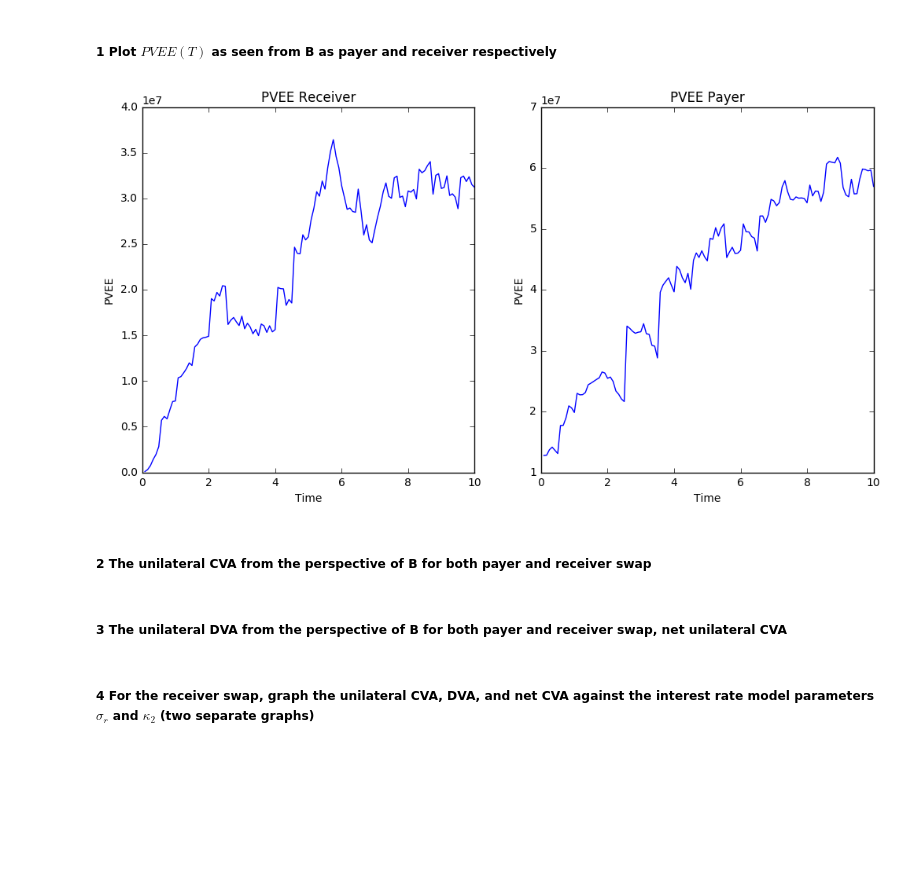
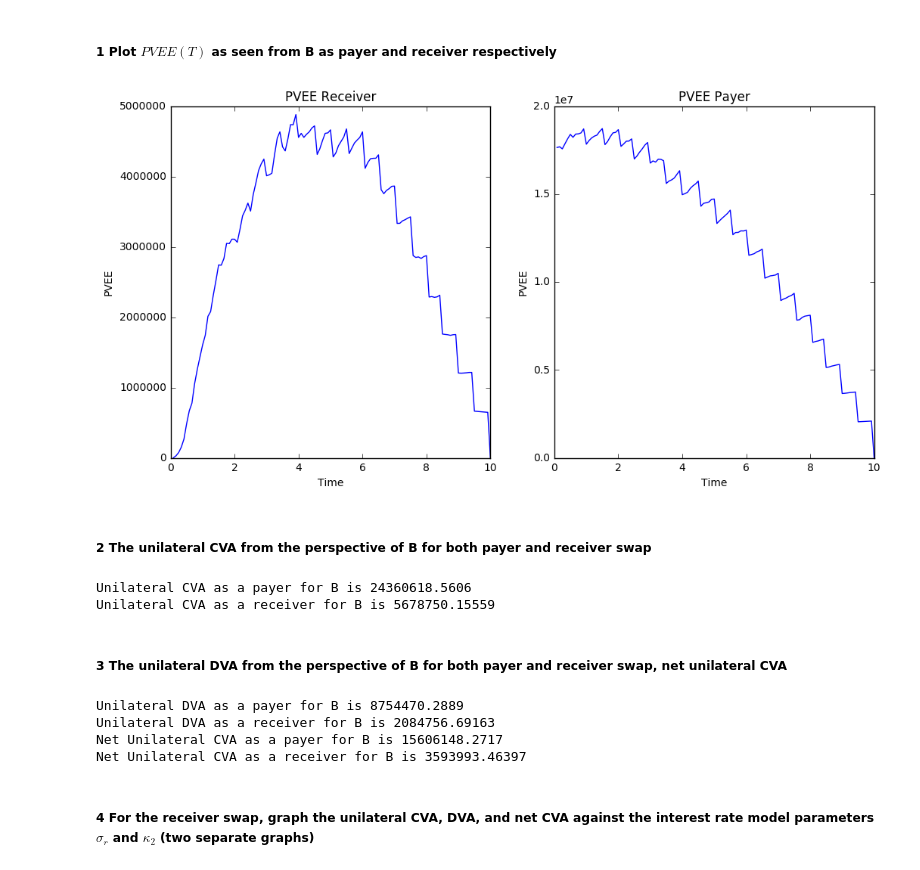
Before and after one commit to lejingxu/CVA_IMM_RegulationProject, a Jupyter notebook: Regulation_Project_Group_4-Copy1.ipynb, the cells around one changed output. Cells and saved outputs as stored; diff of their text form; code cells hidden in the pictures; blank space fills up the shorter version.

```diff
--- a/Regulation_Project_Group_4-Copy1.ipynb
+++ b/Regulation_Project_Group_4-Copy1.ipynb
@@ -81,7 +81,7 @@ swap.__str__()
 Tis = np.arange(1./freq,maturity+1e-6,1./freq)
 ts = np.arange(1./sim_freq,maturity+1e-6,1./sim_freq)
 
-num_simulation = 100
+num_simulation = 1000
 
 prices_payer=[]
 prices_receiver = []
@@ -102,7 +102,7 @@ for num in range(num_simulation):
     price_one_path=[]
     price_one_path_payer = []
     for i in range(maturity*sim_freq):
-        p =priceSwap(swap, 'payer', P_OIS, P_LIBOR, i, ts, Tis,sim_freq)
+        p = priceSwap(swap, 'payer', P_OIS, P_LIBOR, i, ts, Tis,sim_freq)
         price_one_path_payer.append(p)
         price_one_path.append(-p)
 
@@ -119,29 +119,31 @@ for num in range(num_simulation):
 # %%
 switch_collateral = False
 switch_downProv = False
 collateral = 0
 D = 0
-PVEE_payer,EE_payer = calculatePVEE(lbdaCs,P_OISs,X_Cs,prices_payer,switch_collateral,switch_downProv,collateral,D)
-PVEE_receiver,EE_receiver = calculatePVEE(lbdaCs,P_OISs,X_Cs,prices_receiver,switch_collateral,switch_downProv,collateral,D)
+PVEE_payer,EE_payer = calculatePVEE(lbdaBs,lbdaCs,P_OISs,X_Cs,prices_payer,switch_collateral,switch_downProv,collateral,D)
+PVEE_receiver,EE_receiver = calculatePVEE(lbdaBs,lbdaCs,P_OISs,X_Cs,prices_receiver,switch_collateral,switch_downProv,collateral,D)
 #print "Payer",PVEE_payer
 #print "Receiver",PVEE_receiver
 
 plt.figure(figsize=[12,6])
 plt.subplot(1,2,1)
 plt.plot(ts,PVEE_receiver)
 plt.xlabel('Time')
 plt.ylabel('PVEE')
 plt.title('PVEE Receiver')
 
 plt.subplot(1,2,2)
 plt.plot(ts,PVEE_payer)
 plt.xlabel('Time')
 plt.ylabel('PVEE')
 plt.title('PVEE Payer')
 
+
+plt.savefig('3_1.png')
 plt.show()
 # %% [output]
-[figure, old version]
+[figure, new version]
 # %% [markdown]
 ##### 2 The unilateral CVA from the perspective of B for both payer and receiver swap
 # %%
@@ -149,6 +151,9 @@ CVA_uni_payer = calculateUniCVA(EE_payer,P_OISs,X_Cs,lbdaCs,rr)
 CVA_uni_receiver = calculateUniCVA(EE_receiver,P_OISs,X_Cs,lbdaCs,rr)
 print "Unilateral CVA as a payer for B is", CVA_uni_payer
 print "Unilateral CVA as a receiver for B is",CVA_uni_receiver
+# %% [output]
+Unilateral CVA as a payer for B is 24360618.5606
+Unilateral CVA as a receiver for B is 5678750.15559
 # %% [markdown]
 ##### 3 The unilateral DVA from the perspective of B for both payer and receiver swap, net unilateral CVA
 # %%
@@ -161,6 +166,11 @@ net_uni_CVA_payer = calculateNetUniCVA(CVA_uni_payer,DVA_uni_payer)
 net_uni_CVA_receiver = calculateNetUniCVA(CVA_uni_receiver,DVA_uni_receiver)
 print "Net Unilateral CVA as a payer for B is", net_uni_CVA_payer
 print "Net Unilateral CVA as a receiver for B is",net_uni_CVA_receiver
+# %% [output]
+Unilateral DVA as a payer for B is 8754470.2889
+Unilateral DVA as a receiver for B is 2084756.69163
+Net Unilateral CVA as a payer for B is 15606148.2717
+Net Unilateral CVA as a receiver for B is 3593993.46397
 # %% [markdown]
 ##### 4 For the receiver swap, graph the unilateral CVA, DVA, and net CVA against the interest rate model parameters $\sigma_r$ and $\kappa_2$ (two separate graphs)
 # %%
```
Also changed, not shown: parts of 20 cells of this notebook, 3 other files.
